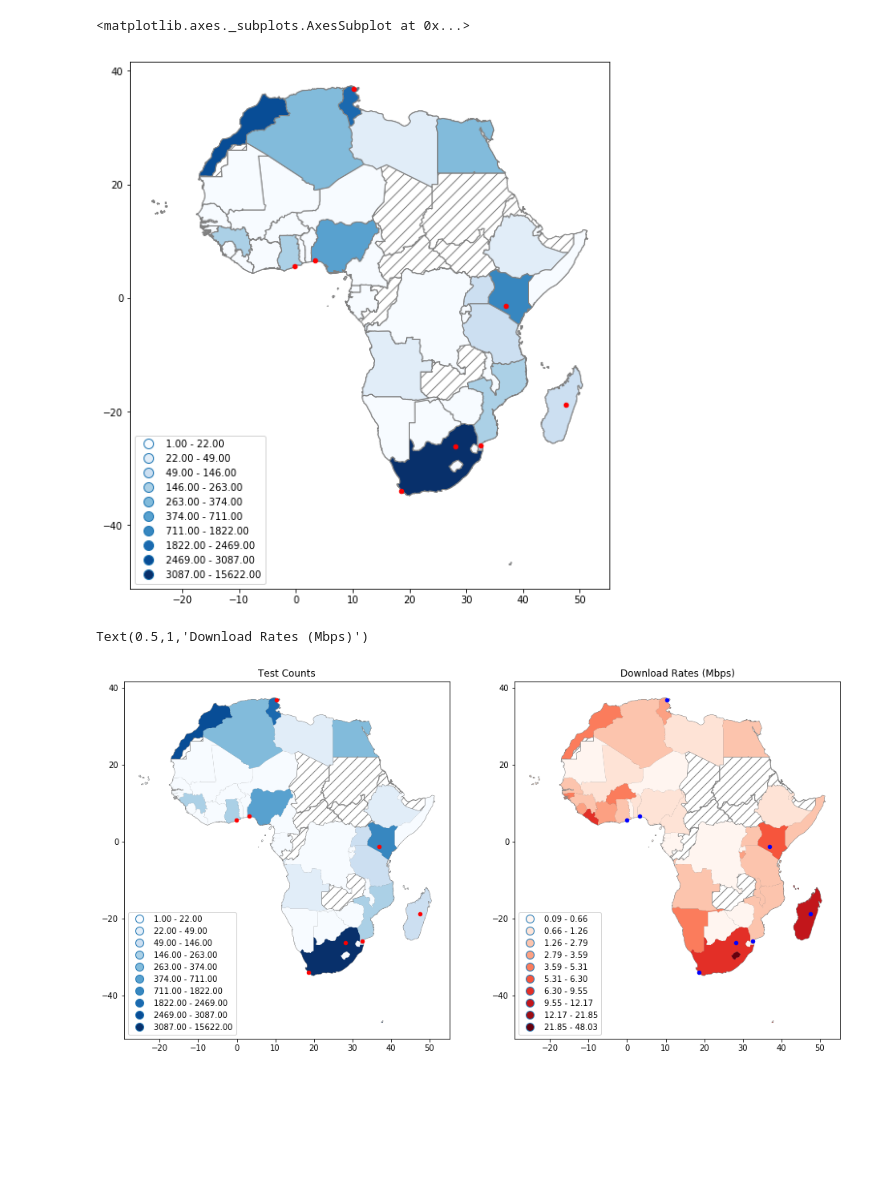
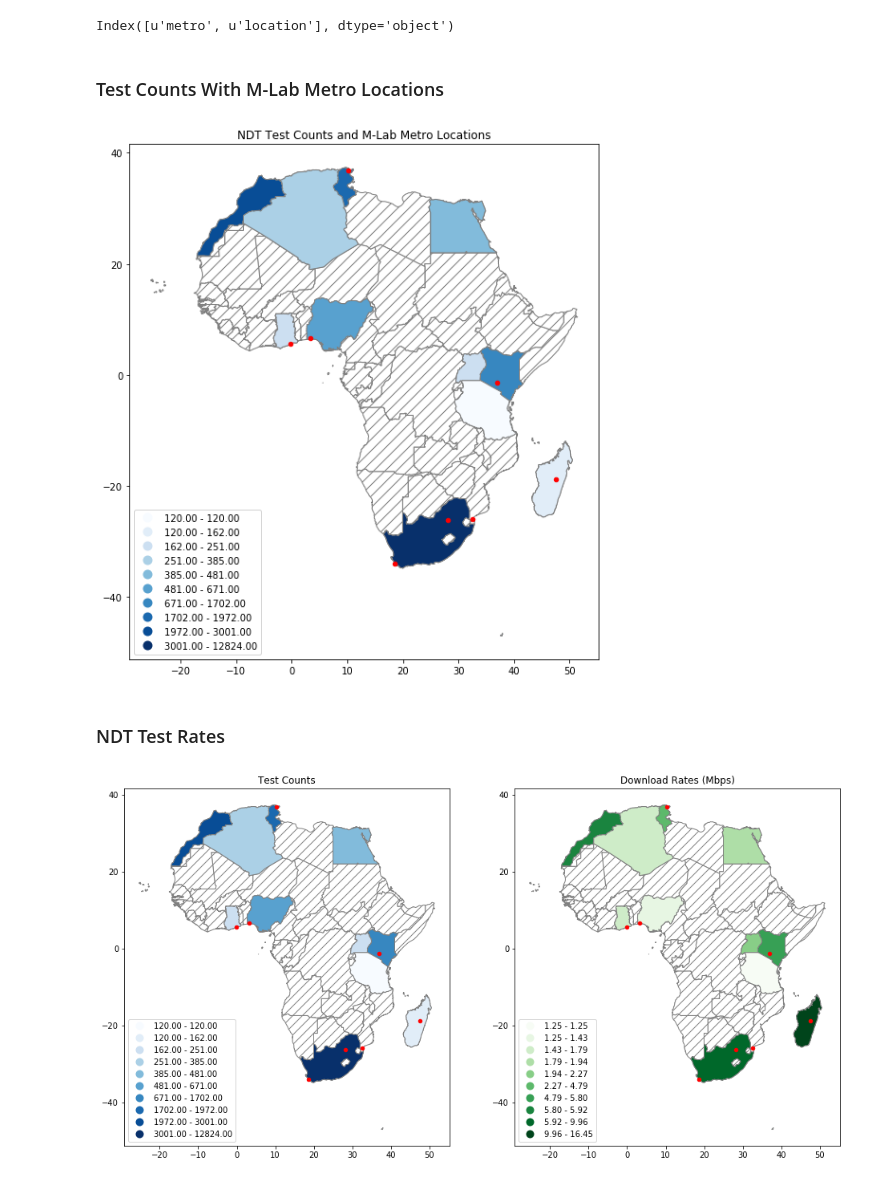
Before and after one commit to stephen-soltesz/ipython-testing, a Jupyter notebook: geomaps-example.ipynb, the cells around one changed output. Drawn from its saved outputs; the diff is of its cells as text; code cells hidden in the pictures; blank space fills up the shorter version.

Commit message:
Update comments and clarify all steps

```diff
--- a/geomaps-example.ipynb
+++ b/geomaps-example.ipynb
@@ -97,12 +103,12 @@ def run_query(query, project='measurement-lab'):
     return pd.DataFrame(results)
 # %%
 # Load shape data.
-globe_raw = gpd.read_file(shapefile)
+globe_raw = gpd.read_file(country_shapes)
 
 # Select the global information (except Antarctica).
 globe = globe_raw[['ISO_A2', 'CONTINENT', 'geometry']].to_crs('+proj=longlat')
 globe = globe[globe.CONTINENT != 'Antarctica']
-# Add a new column with a default value of zero to plot empty country maps.
+# Add a new column with a default value of zero to show countries without data.
 globe['default'] = 0
 
 # Select only Africa.
@@ -132,7 +144,7 @@ SELECT
 FROM
   `measurement-lab.ndt.base`
 WHERE
-      TIMESTAMP_TRUNC(log_time, DAY) = TIMESTAMP("2018-11-01")
+      TIMESTAMP_TRUNC(log_time, DAY) = TIMESTAMP("2018-11-16")
   AND connection_spec.client_geolocation.continent_code = "AF"
 
   AND connection_spec.data_direction = 1
@@ -150,6 +162,10 @@ WHERE
 
 GROUP BY
   country_code, country_name
+
+HAVING
+  count > 100
+
 ORDER BY
  country_name, country_code, count desc
 """)
@@ -180,38 +209,54 @@ ax = count_merged.dropna().plot(ax=ax, column='count', cmap='Blues', scheme='Fis
 # %%
+# Download the M-Lab site configuration.
 response = urllib2.urlopen(mlab_sites_config)
 sites = json.loads(response.read())
 
-all_metros = {}
-africa_metros = {}
+# Collect all sites in Africa, creating a geometry.Point for each one.
+all_map = {}
+africa_map = {}
 for row in sites:
-    all_metros[row['site'][0:3]] = (geometry.Point(row['longitude'], row['latitude'], ))
-    if row['site'][0:3] in african_sites:
-        africa_metros[row['site'][0:3]] = all_metros[row['site'][0:3]]
+    metro = row['site'][0:3]
+    all_map[metro] = (metro, geometry.Point(row['longitude'], row['latitude']))
+    if metro in african_metros:
+        africa_map[metro] = all_map[metro]
 
-all_locations = gpd.GeoDataFrame(pd.DataFrame.from_dict(all_metros, orient='index', columns=['location']), geometry='location')
-africa_locations = gpd.GeoDataFrame(pd.DataFrame.from_dict(africa_metros, orient='index', columns=['location']), geometry='location')
+# Convert the dict into a GeoDataFrame.
+all_locations = gpd.GeoDataFrame(pd.DataFrame.from_dict(
+    all_map, orient='index', columns=['metro', 'location']), geometry='location')
+africa_locations = gpd.GeoDataFrame(pd.DataFrame.from_dict(
+    africa_map, orient='index', columns=['metro', 'location']), geometry='location')
+# %%
+print africa_locations.keys()
+# %% [output]
+Index([u'metro', u'location'], dtype='object')
+# %% [markdown]
+### Test Counts With M-Lab Metro Locations
 # %%
-ax = africa.plot(column='default', color='white', edgecolor='grey', figsize=figsize, hatch="//")
-ax = count_merged.dropna().plot(ax=ax, column='count', cmap='Blues', scheme='Fisher_Jenks', k=10, legend=True, legend_kwds={"loc": 3}, edgecolor='grey')
-africa_locations.plot(ax=ax, color='red', markersize=20)
+# Repeat the steps for plotting Africa test counts.
+ax0 = africa.plot(column='default', color='white', edgecolor='grey', figsize=figsize, hatch="//")
+ax1 = rates_merged.plot(ax=ax0, column='count', cmap='Blues', scheme='Fisher_Jenks',
+                        k=colors, legend=True, legend_kwds={"loc": 3}, edgecolor='grey')
+# Add the M-Lab metro locations.
+africa_locations.plot(ax=ax1, color='red', markersize=20)
+_ = ax1.set_title('NDT Test Counts and M-Lab Metro Locations')
 # %% [output]
-<matplotlib.axes._subplots.AxesSubplot at 0x...>
-[figure, old version]
+[figure, new version]
+# %% [markdown]
+### NDT Test Rates
 # %%
 f, ax = plt.subplots(1, 2, figsize=figsize)
 
-rates_merged = africa.merge(rates_df, left_on='ISO_A2', right_on='country_code')
-
 ax0 = africa.plot(ax=ax[0], column='default', color='white', edgecolor='grey', figsize=figsize, hatch="//")
-ax1 = count_merged.dropna().plot(ax=ax0, column='count', cmap='Blues', scheme='Fisher_Jenks', k=10, legend=True, legend_kwds={"loc": 3})
+ax1 = rates_merged.plot(ax=ax0, column='count', cmap='Blues', scheme='Fisher_Jenks',
+                        k=colors, legend=True, legend_kwds={"loc": 3}, edgecolor='grey')
 africa_locations.plot(ax=ax1, color='red', markersize=20)
 
 ax0 = africa.plot(ax=ax[1], column='default', color='white', edgecolor='grey', figsize=figsize, hatch="//")
-ax2 = rates_merged.dropna().plot(ax=ax0, column='download_Mbps', cmap='Reds', scheme='Fisher_Jenks', k=10, legend=True, legend_kwds={"loc": 3})
-africa_locations.plot(ax=ax2, color='blue', markersize=20)
+ax2 = rates_merged.plot(ax=ax0, column='download_Mbps', cmap='Greens', scheme='Fisher_Jenks',
+                        k=colors, legend=True, legend_kwds={"loc": 3}, edgecolor='grey')
+africa_locations.plot(ax=ax2, color='red', markersize=20)
 
-ax1.set_title('Test Counts')
-ax2.set_title('Download Rates (Mbps)')
+_ = ax1.set_title('Test Counts')
+_ = ax2.set_title('Download Rates (Mbps)')
 # %% [output]
-Text(0.5,1,'Download Rates (Mbps)')
-[figure, old version]
+[figure, new version]
```
Also changed, not shown: parts of 14 cells of this notebook.
